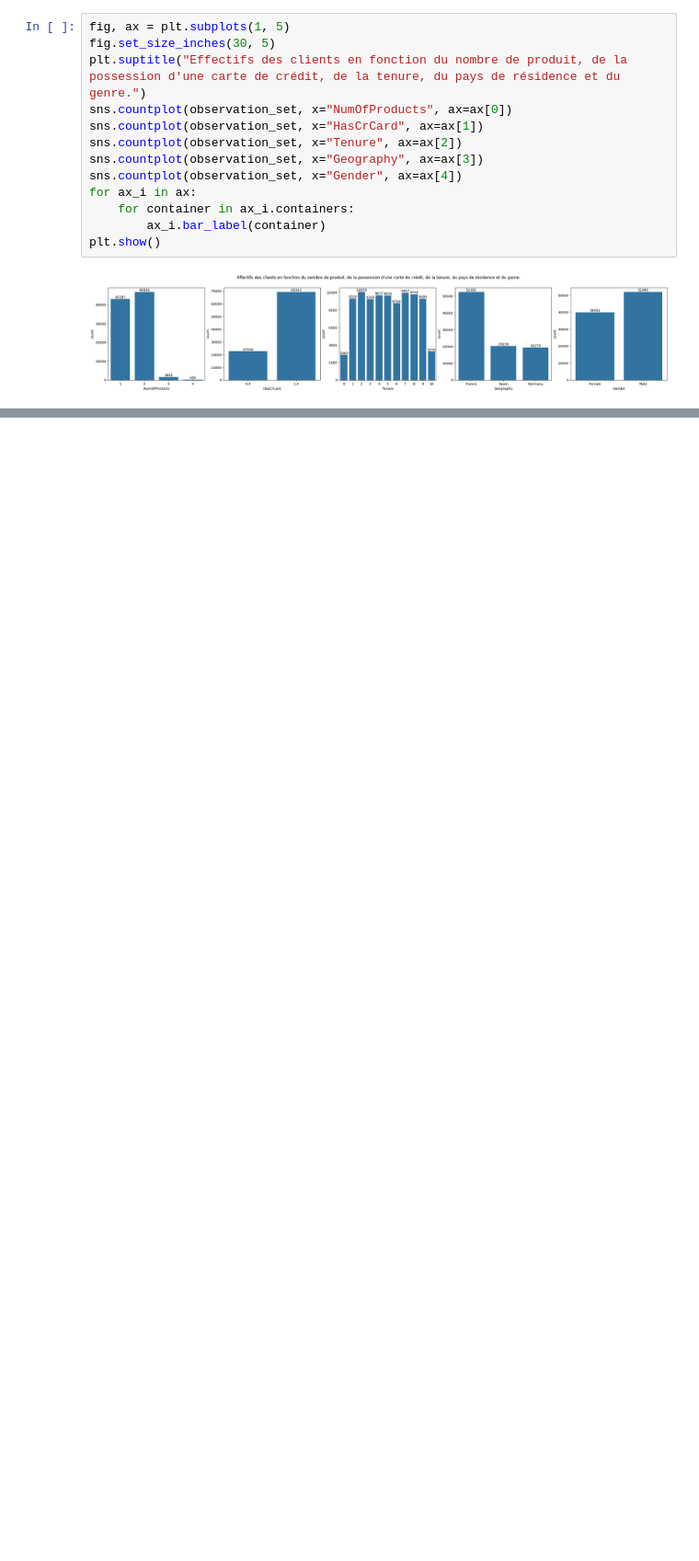
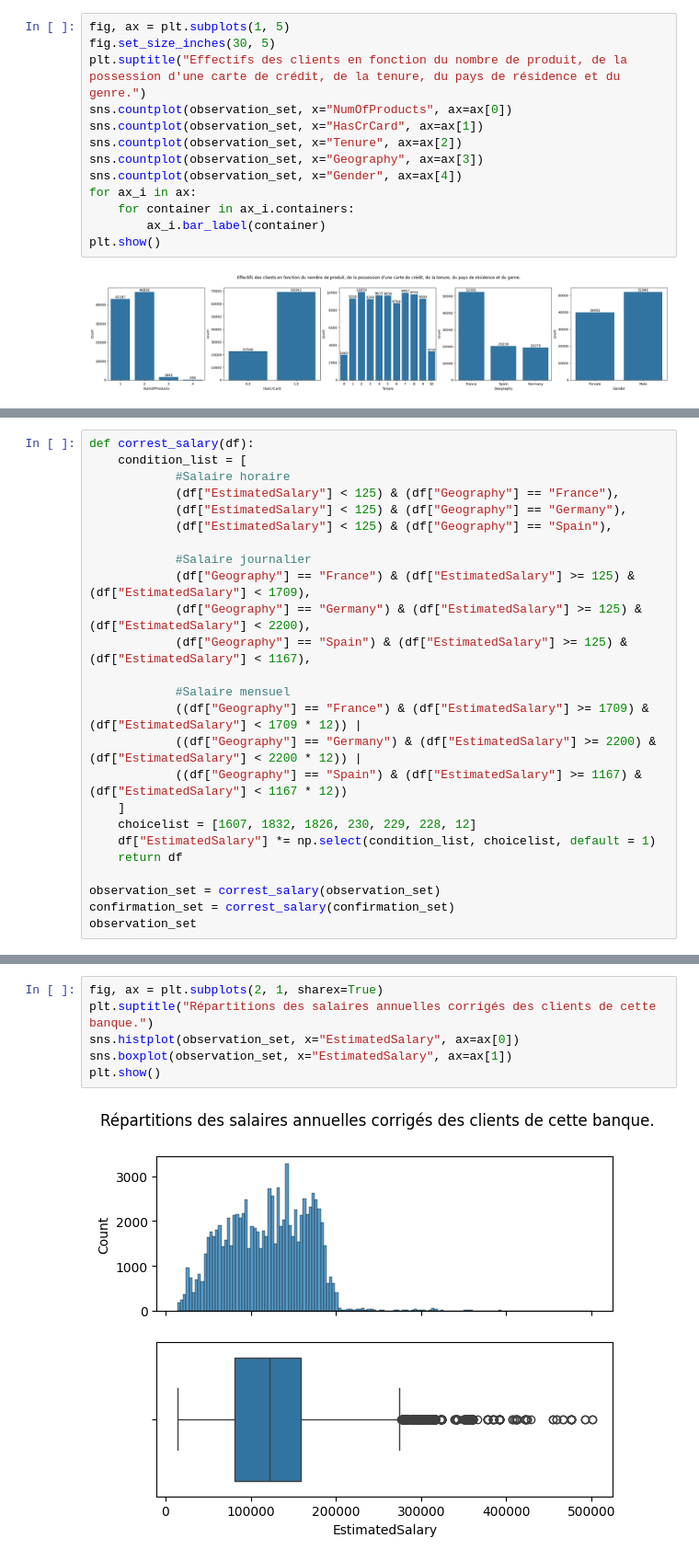
Before and after one commit to fmazur57u/Bank-churn, a Jupyter notebook: bankChurn/src/bankchurn/projet_bank_churn.ipynb, the cells around one changed output, grey strips where cells are left out. Shown: that part at 92% size. Saved outputs shown, nothing was run; the diff lists cells and outputs as text; blank space fills up the shorter version.

```diff
--- a/bankChurn/src/bankchurn/projet_bank_churn.ipynb
+++ b/bankChurn/src/bankchurn/projet_bank_churn.ipynb
@@ -146,0 +192,25 @@ On observe que la majorité des clients ont 1 et 2 produits et seulement une min
+# %%
+def correst_salary(df):
+    condition_list = [
+            #Salaire horaire
+            (df["EstimatedSalary"] < 125) & (df["Geography"] == "France"),
+            (df["EstimatedSalary"] < 125) & (df["Geography"] == "Germany"),
+            (df["EstimatedSalary"] < 125) & (df["Geography"] == "Spain"),
+
+            #Salaire journalier
+            (df["Geography"] == "France") & (df["EstimatedSalary"] >= 125) & (df["EstimatedSalary"] < 1709),
+            (df["Geography"] == "Germany") & (df["EstimatedSalary"] >= 125) & (df["EstimatedSalary"] < 2200),
+            (df["Geography"] == "Spain") & (df["EstimatedSalary"] >= 125) & (df["EstimatedSalary"] < 1167),
+
+            #Salaire mensuel
+            ((df["Geography"] == "France") & (df["EstimatedSalary"] >= 1709) & (df["EstimatedSalary"] < 1709 * 12)) |
+            ((df["Geography"] == "Germany") & (df["EstimatedSalary"] >= 2200) & (df["EstimatedSalary"] < 2200 * 12)) |
+            ((df["Geography"] == "Spain") & (df["EstimatedSalary"] >= 1167) & (df["EstimatedSalary"] < 1167 * 12))
+    ]
+    choicelist = [1607, 1832, 1826, 230, 229, 228, 12]
+    df["EstimatedSalary"] *= np.select(condition_list, choicelist, default = 1)
+    return df
+
+observation_set = correst_salary(observation_set)
+confirmation_set = correst_salary(confirmation_set)
+observation_set
@@ -146,0 +245,8 @@ On observe que la majorité des clients ont 1 et 2 produits et seulement une min
+# %%
+fig, ax = plt.subplots(2, 1, sharex=True)
+plt.suptitle("Répartitions des salaires annuelles corrigés des clients de cette banque.")
+sns.histplot(observation_set, x="EstimatedSalary", ax=ax[0])
+sns.boxplot(observation_set, x="EstimatedSalary", ax=ax[1])
+plt.show()
+# %% [output]
+[figure, added]
```
Also changed, not shown: parts of 15 cells of this notebook.
